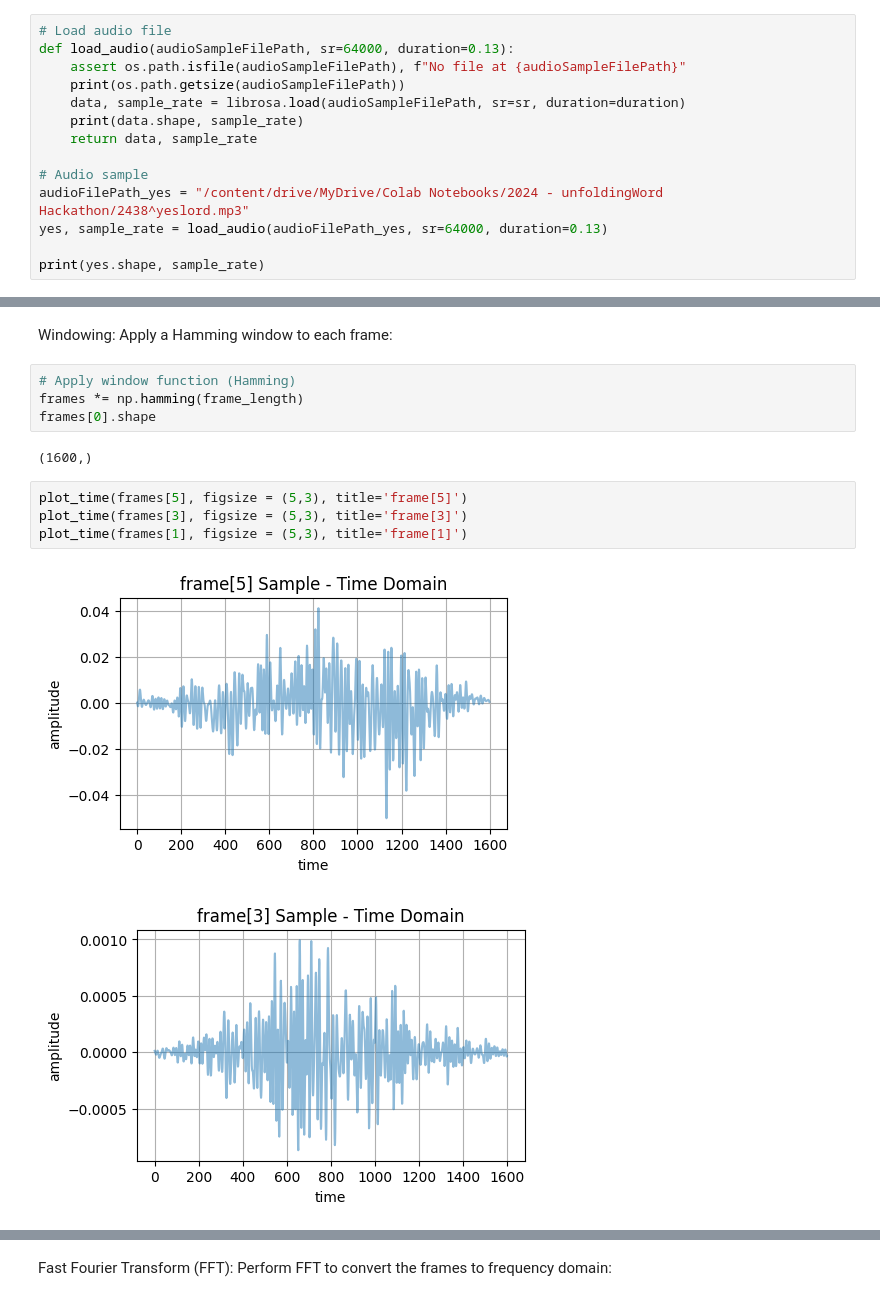
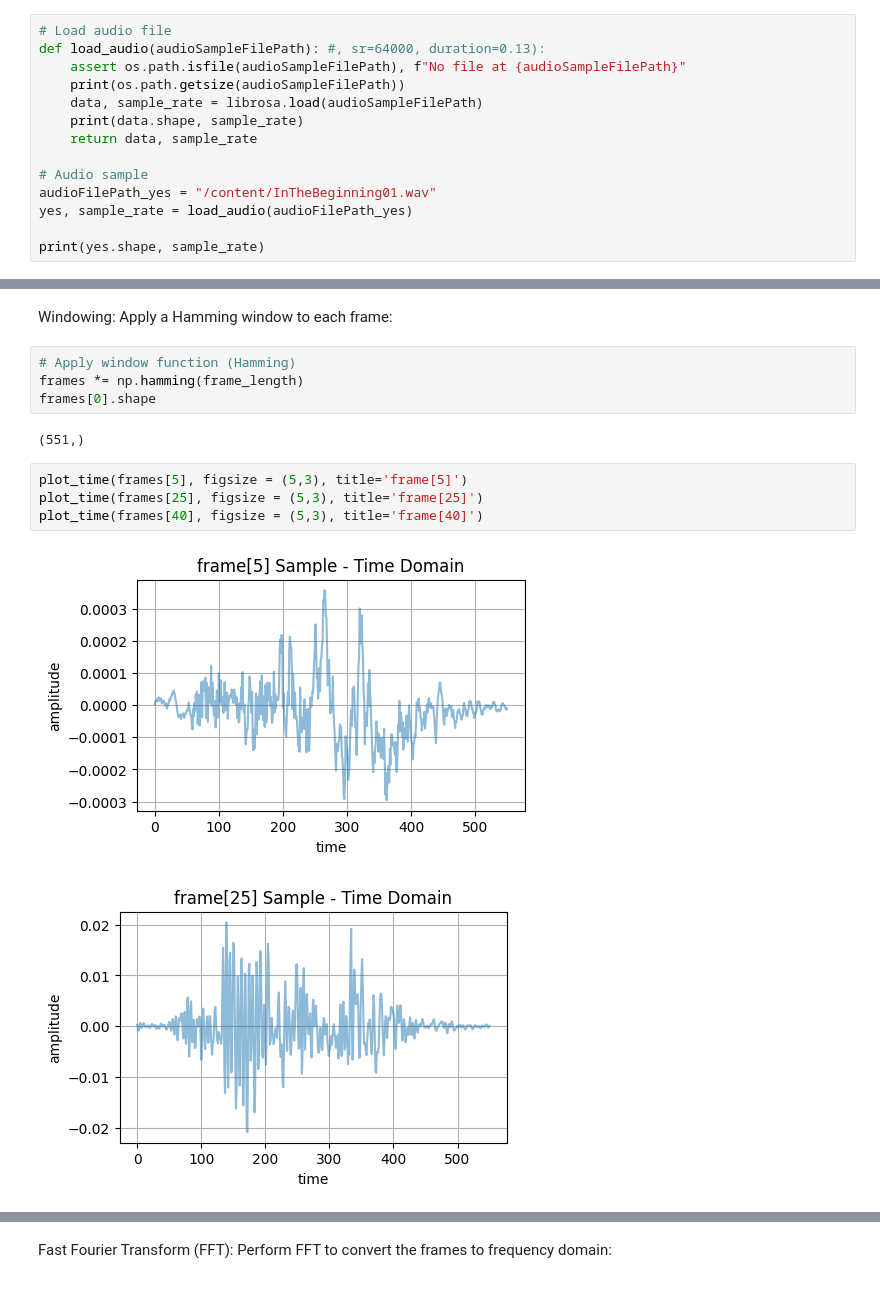
Before and after one commit to PENNET-ZachPennington/opencomponents.io, a Jupyter notebook: 2024_uW_Hackathon_Exploration.ipynb, the cells around one changed output, grey strips where cells are left out. Drawn from its saved outputs; the diff is of its cells as text.

```diff
--- a/2024_uW_Hackathon_Exploration.ipynb
+++ b/2024_uW_Hackathon_Exploration.ipynb
@@ -123,16 +124,16 @@ def calc_plot_mfcc (audio, sample_rate, n_mfcc=13, figsize=(10,5), title=''):
 Analizyng Audio raw sample
 # %%
 # Load audio file
-def load_audio(audioSampleFilePath, sr=64000, duration=0.13):
+def load_audio(audioSampleFilePath): #, sr=64000, duration=0.13):
     assert os.path.isfile(audioSampleFilePath), f"No file at {audioSampleFilePath}"
     print(os.path.getsize(audioSampleFilePath))
-    data, sample_rate = librosa.load(audioSampleFilePath, sr=sr, duration=duration)
+    data, sample_rate = librosa.load(audioSampleFilePath)
     print(data.shape, sample_rate)
     return data, sample_rate
 
 # Audio sample
-audioFilePath_yes = "/content/drive/MyDrive/Colab Notebooks/2024 - unfoldingWord Hackathon/2438^yeslord.mp3"
-yes, sample_rate = load_audio(audioFilePath_yes, sr=64000, duration=0.13)
+audioFilePath_yes = "/content/InTheBeginning01.wav"
+yes, sample_rate = load_audio(audioFilePath_yes)
 
 print(yes.shape, sample_rate)
 # %% [output]
@@ -255,11 +255,11 @@ Windowing: Apply a Hamming window to each frame:
 frames *= np.hamming(frame_length)
 frames[0].shape
 # %% [output]
-(1600,)
+(551,)
 # %%
 plot_time(frames[5], figsize = (5,3), title='frame[5]')
-plot_time(frames[3], figsize = (5,3), title='frame[3]')
-plot_time(frames[1], figsize = (5,3), title='frame[1]')
+plot_time(frames[25], figsize = (5,3), title='frame[25]')
+plot_time(frames[40], figsize = (5,3), title='frame[40]')
 # %% [output]
-[figure, old version]
+[figure, new version]
-[figure, old version]
+[figure, new version]
```
Also changed, not shown: parts of 23 cells of this notebook.
